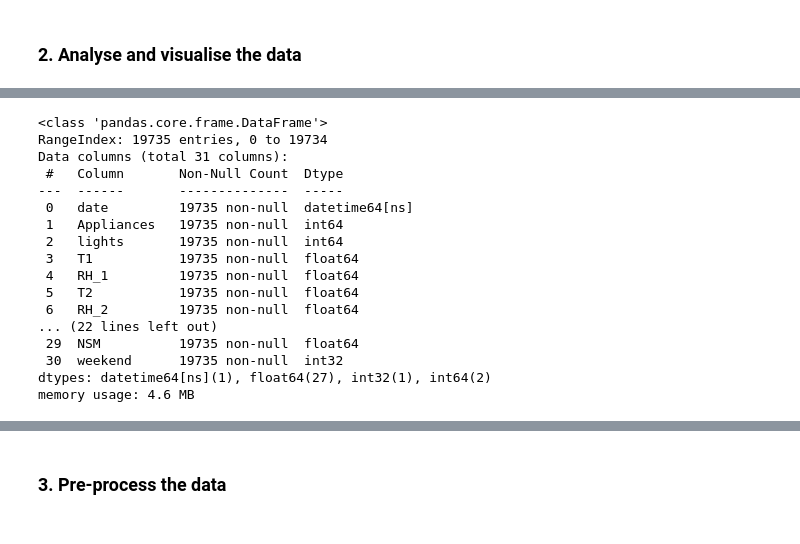
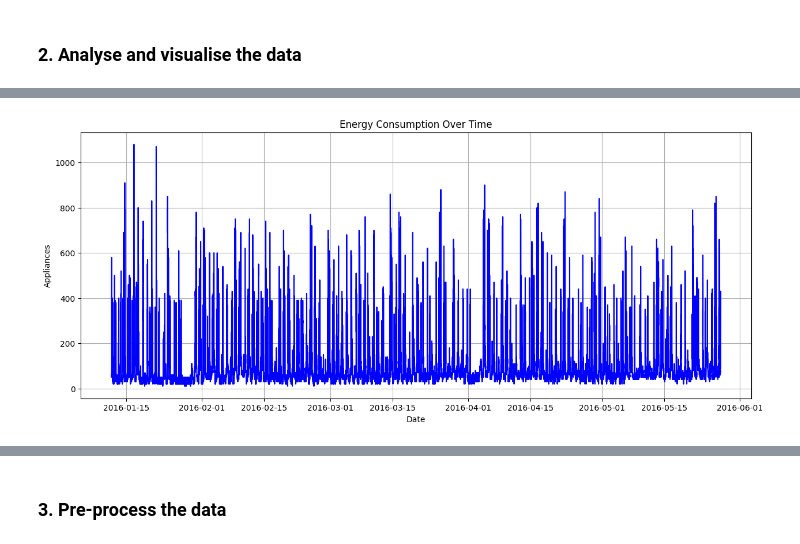
Before and after one commit to yuqingc31/MiningBigData, a Jupyter notebook: assignment2/a1841612_yuqingchen_assign1b.ipynb, the cells around one changed output, grey strips where cells are left out. Saved outputs shown, nothing was run; the diff lists cells and outputs as text; code cells hidden in the pictures.

```diff
--- a/assignment2/a1841612_yuqingchen_assign1b.ipynb
+++ b/assignment2/a1841612_yuqingchen_assign1b.ipynb
@@ -11,6 +11,7 @@ import pandas as pd
 import numpy as np
 
 # load the data from the dataset
-file_path = 'energydata_complete.csv'
-df = pd.read_csv(file_path)
+df = pd.read_csv('energydata_complete.csv', usecols=['date', 'Appliances'])
+# 查看数据集的前几行
+print(df.head())
 # %% [output]
@@ -24 +37,4 @@ please provide us feedback at https://github.com/pandas-dev/pandas/issues/54466
+# %%
+df['date'] = pd.to_datetime(df['date'],format='%d/%m/%Y %H:%M')
+df.set_index('date', inplace=True)
 # %%
@@ -67,14 +67,0 @@ memory usage: 4.4+ MB
-# %%
-import pandas as pd
-
-# Specify the datetime format as '%d/%m/%Y %H:%M'
-df['date'] = pd.to_datetime(df['date'], format='%d/%m/%Y %H:%M')
-
-# Generate NSM (number of seconds per day from midnight)
-df['NSM'] = (df['date'] - df['date'].dt.normalize()).dt.total_seconds()
-
-# status of weekend and weekday (0 = weekday, 1 = weekend)
-df['weekend'] = df['date'].dt.dayofweek // 5
-
-# load the data and check if these two columns are correctly added
-print(df.head(700))
@@ -99,20 +68,13 @@ print(df.head(700))
-# %%
-df.info()
-# %% [output]
-<class 'pandas.core.frame.DataFrame'>
-RangeIndex: 19735 entries, 0 to 19734
-Data columns (total 31 columns):
- #   Column       Non-Null Count  Dtype
----  ------       --------------  -----
- 0   date         19735 non-null  datetime64[ns]
- 1   Appliances   19735 non-null  int64
- 2   lights       19735 non-null  int64
- 3   T1           19735 non-null  float64
- 4   RH_1         19735 non-null  float64
- 5   T2           19735 non-null  float64
- 6   RH_2         19735 non-null  float64
-... (22 lines left out)
- 29  NSM          19735 non-null  float64
- 30  weekend      19735 non-null  int32
-dtypes: datetime64[ns](1), float64(27), int32(1), int64(2)
-memory usage: 4.6 MB
+# %%
+# 可视化数据集
+import matplotlib.pyplot as plt
+
+plt.figure(figsize=(15, 6))
+plt.plot(df.index, df['Appliances'], color='blue')
+plt.title('Energy Consumption Over Time')
+plt.xlabel('Date')
+plt.ylabel('Appliances')
+plt.grid(True)
+plt.show()
+# %% [output]
+[figure, added]
```
Also changed, not shown: parts of 23 cells of this notebook, 4 other files.
